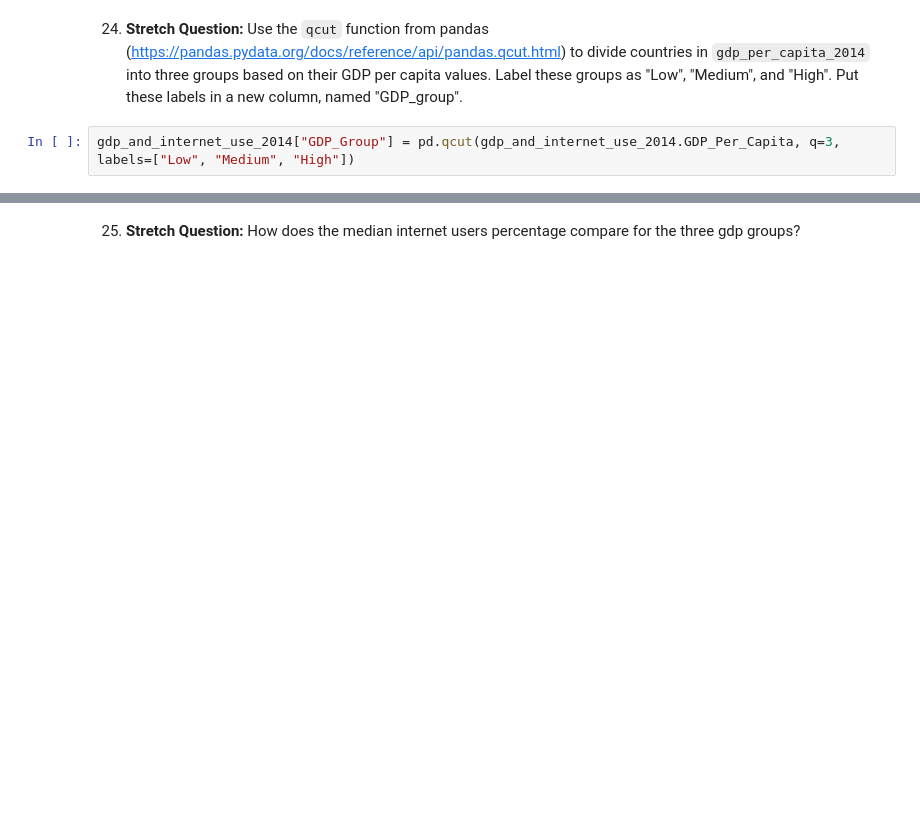
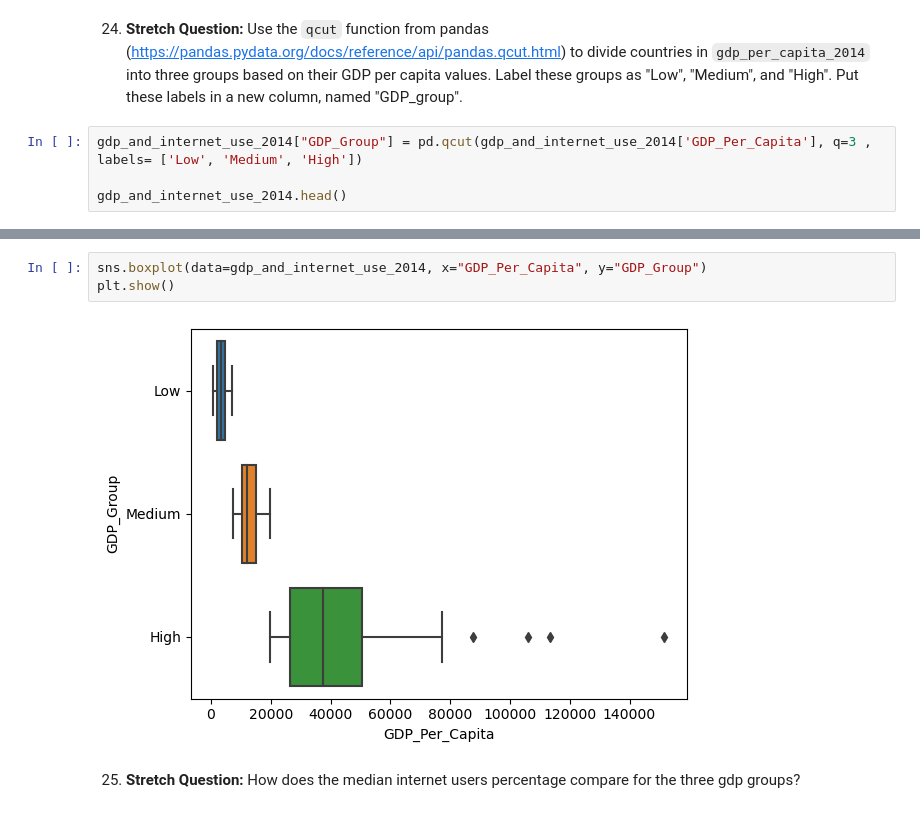
Before and after one commit to NSS-Data-Analytics-Cohort-10/gdp-and-internet-usage-elisianguyen, a Jupyter notebook: notebooks/gdp_and_internet_usage.ipynb, the cells around one changed output, grey strips where cells are left out. Saved outputs shown, nothing was run; the diff lists cells and outputs as text; blank space fills up the shorter version.

```diff
--- a/notebooks/gdp_and_internet_usage.ipynb
+++ b/notebooks/gdp_and_internet_usage.ipynb
@@ -476,4 +476,6 @@ plt.show()
 # %% [markdown]
 24. **Stretch Question:** Use the `qcut` function from pandas (https://pandas.pydata.org/docs/reference/api/pandas.qcut.html) to divide countries in `gdp_per_capita_2014` into three groups based on their GDP per capita values. Label these groups as "Low", "Medium", and "High". Put these labels in a new column, named "GDP_group".
-# %%
-gdp_and_internet_use_2014["GDP_Group"] = pd.qcut(gdp_and_internet_use_2014.GDP_Per_Capita, q=3, labels=["Low", "Medium", "High"])
+# %%
+gdp_and_internet_use_2014["GDP_Group"] = pd.qcut(gdp_and_internet_use_2014['GDP_Per_Capita'], q=3 , labels= ['Low', 'Medium', 'High'])
+
+gdp_and_internet_use_2014.head()
@@ -480,2 +494,7 @@ gdp_and_internet_use_2014["GDP_Group"] = pd.qcut(gdp_and_internet_use_2014.GDP_P
+# %%
+sns.boxplot(data=gdp_and_internet_use_2014, x="GDP_Per_Capita", y="GDP_Group")
+plt.show()
+# %% [output]
+[figure, added]
 # %% [markdown]
 25. **Stretch Question:** How does the median internet users percentage compare for the three gdp groups?
```
Also changed, not shown: parts of 13 cells of this notebook.
